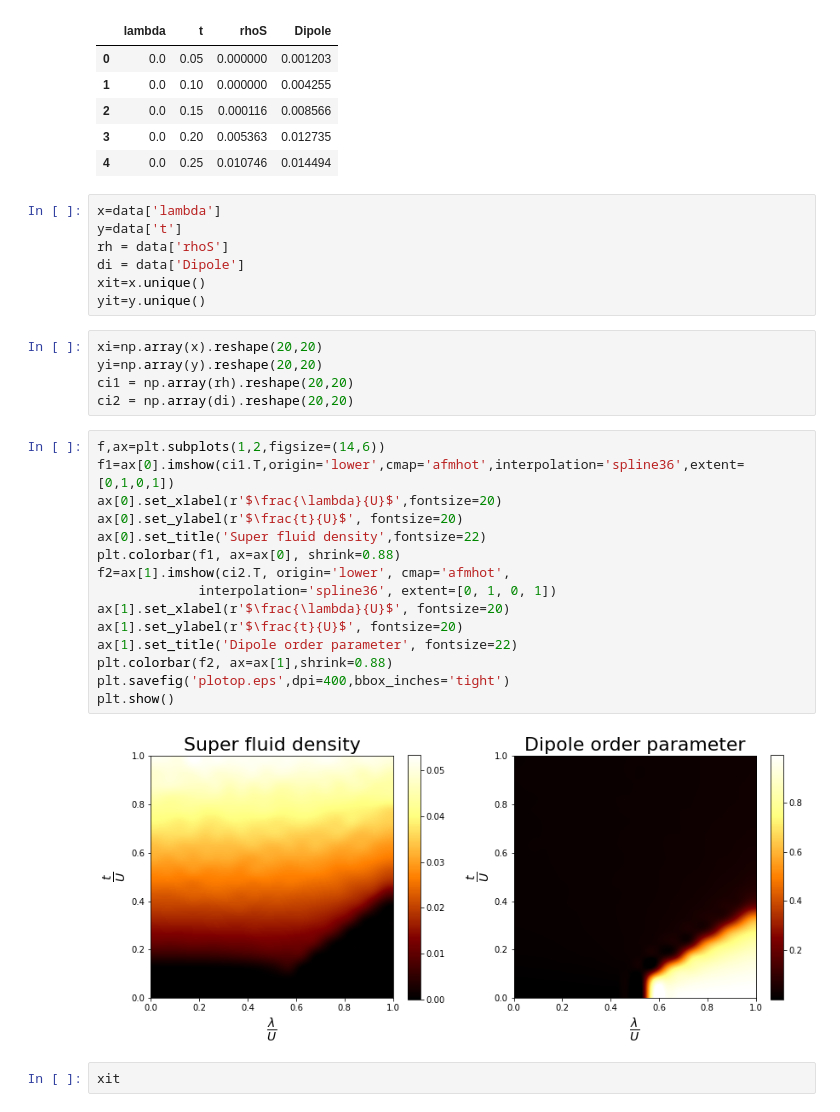
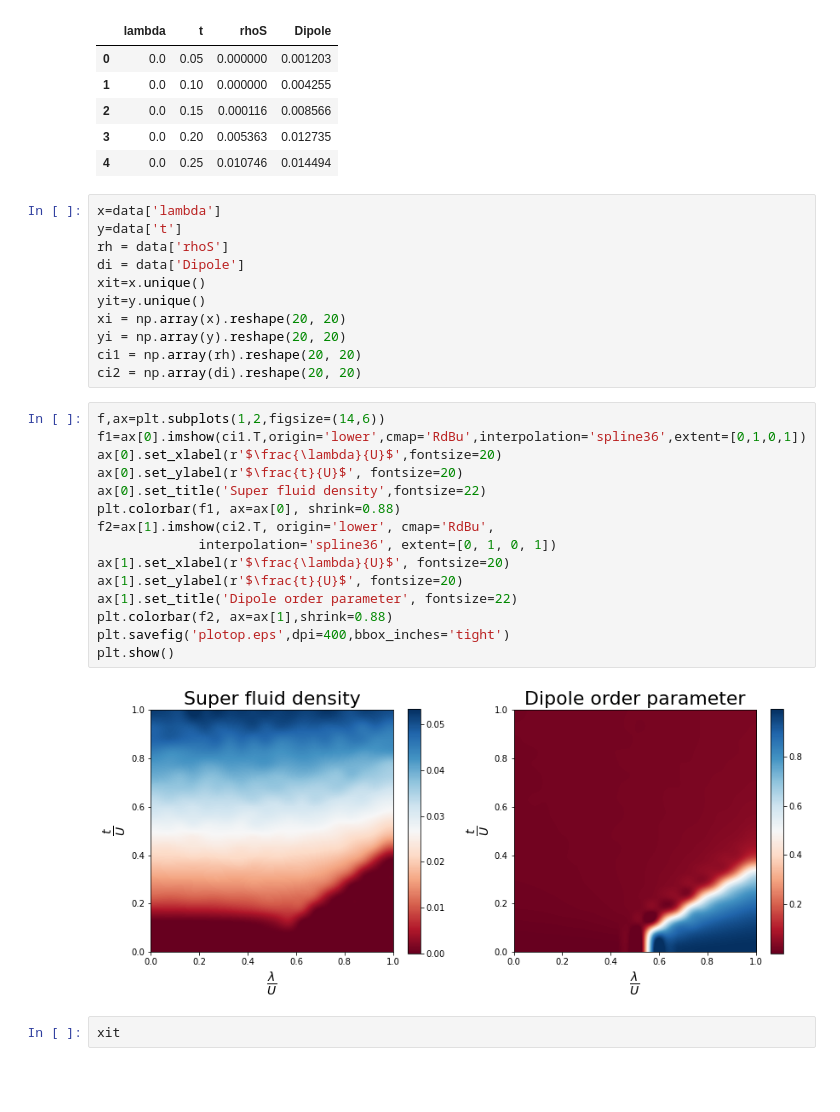
Before and after one commit to Shashi1a/intkagome, a Jupyter notebook: Untitled.ipynb, the cells around one changed output. Drawn from its saved outputs; the diff is of its cells as text; blank space fills up the shorter version.

```diff
--- a/Untitled.ipynb
+++ b/Untitled.ipynb
@@ -486,28 +464,27 @@ rh = data['rhoS']
 di = data['Dipole']
 xit=x.unique()
 yit=y.unique()
+xi = np.array(x).reshape(20, 20)
+yi = np.array(y).reshape(20, 20)
+ci1 = np.array(rh).reshape(20, 20)
+ci2 = np.array(di).reshape(20, 20)
-# %%
-xi=np.array(x).reshape(20,20)
-yi=np.array(y).reshape(20,20)
-ci1 = np.array(rh).reshape(20,20)
-ci2 = np.array(di).reshape(20,20)
 # %%
 f,ax=plt.subplots(1,2,figsize=(14,6))
-f1=ax[0].imshow(ci1.T,origin='lower',cmap='afmhot',interpolation='spline36',extent=[0,1,0,1])
+f1=ax[0].imshow(ci1.T,origin='lower',cmap='RdBu',interpolation='spline36',extent=[0,1,0,1])
 ax[0].set_xlabel(r'$\frac{\lambda}{U}$',fontsize=20)
 ax[0].set_ylabel(r'$\frac{t}{U}$', fontsize=20)
 ax[0].set_title('Super fluid density',fontsize=22)
 plt.colorbar(f1, ax=ax[0], shrink=0.88)
-f2=ax[1].imshow(ci2.T, origin='lower', cmap='afmhot',
+f2=ax[1].imshow(ci2.T, origin='lower', cmap='RdBu',
              interpolation='spline36', extent=[0, 1, 0, 1])
 ax[1].set_xlabel(r'$\frac{\lambda}{U}$', fontsize=20)
 ax[1].set_ylabel(r'$\frac{t}{U}$', fontsize=20)
 ax[1].set_title('Dipole order parameter', fontsize=22)
 plt.colorbar(f2, ax=ax[1],shrink=0.88)
 plt.savefig('plotop.eps',dpi=400,bbox_inches='tight')
 plt.show()
 # %% [output]
-[figure, old version]
+[figure, new version]
 # %%
 xit
 # %% [output]
```
Also changed, not shown: parts of 3 cells of this notebook.
